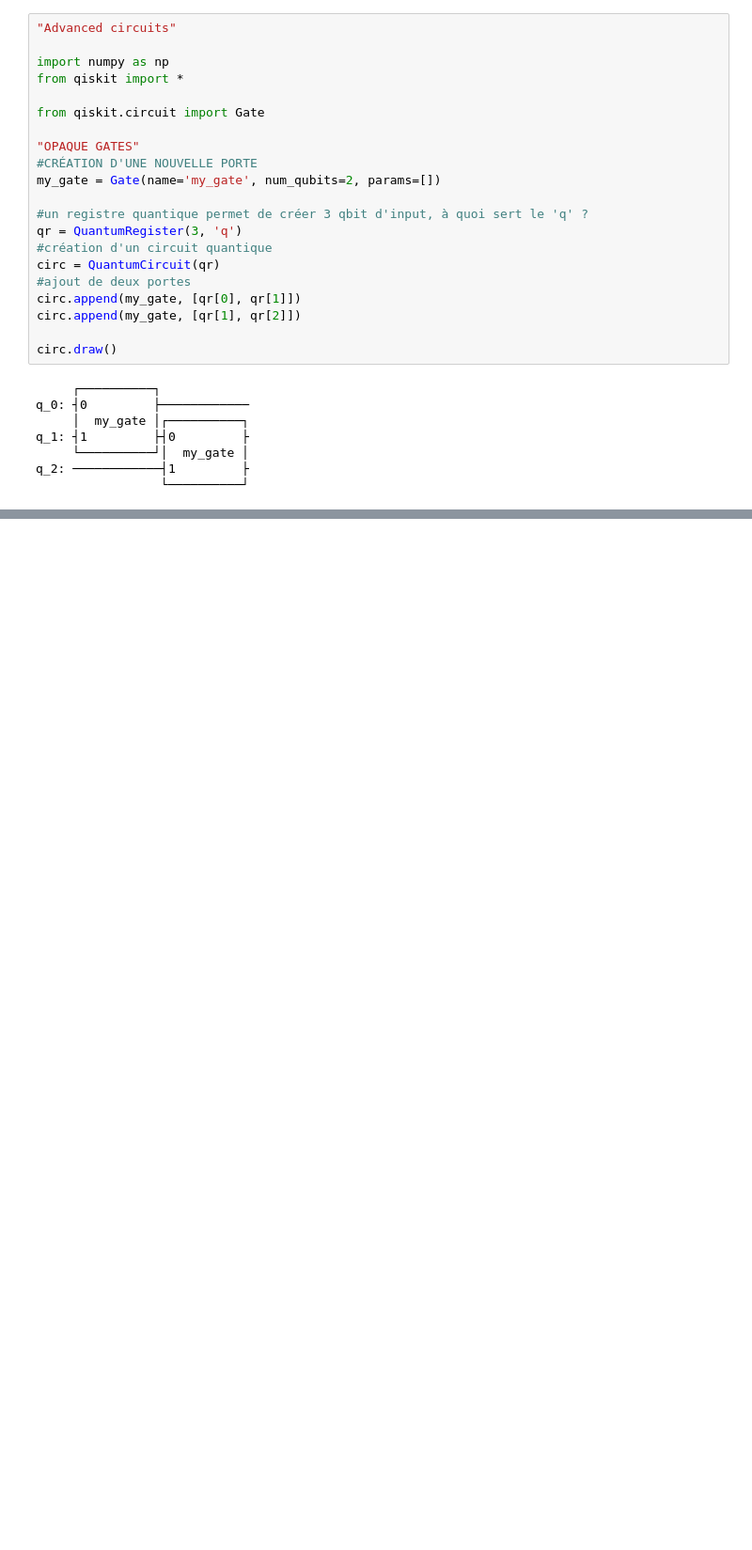
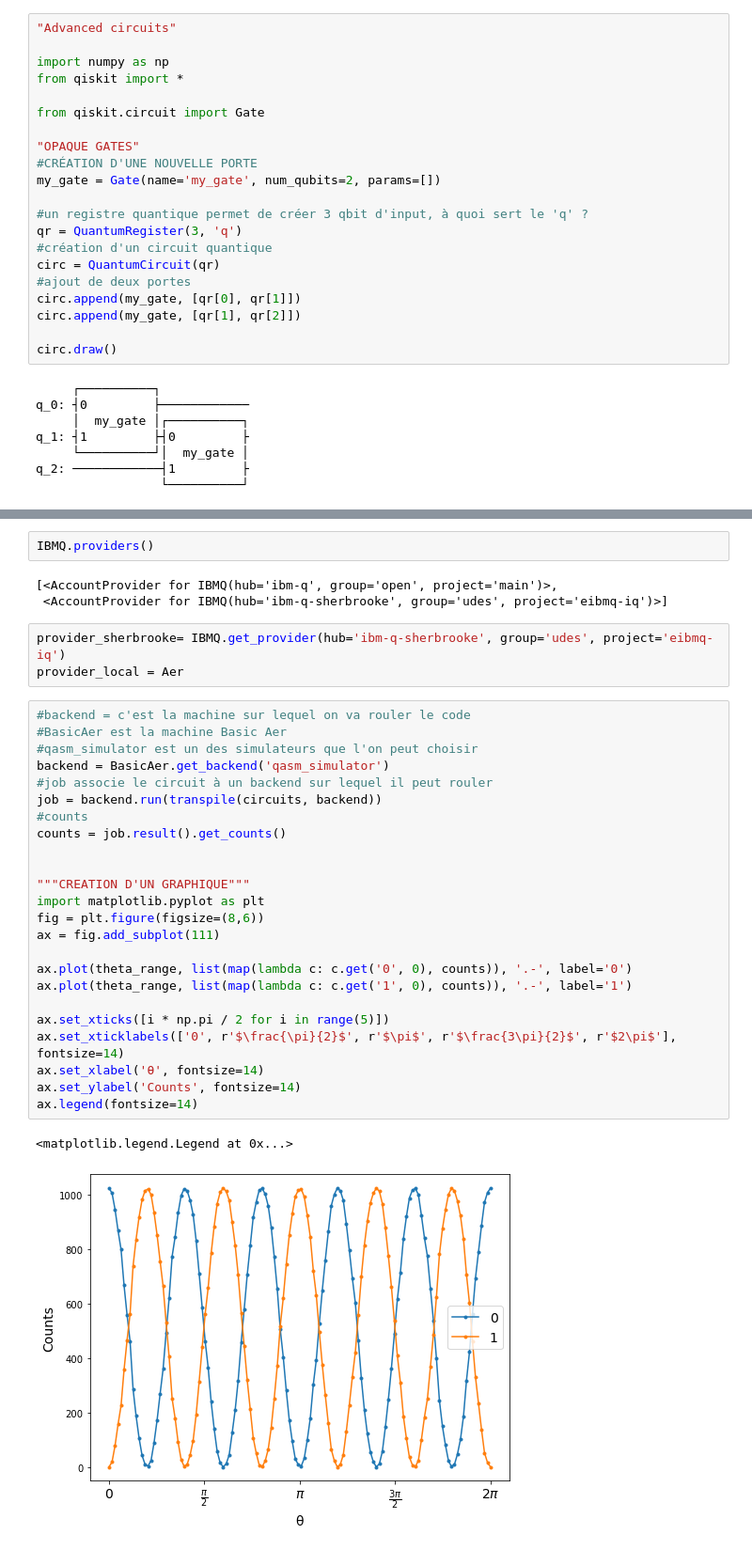
Before and after one commit to kenzalittlegenius/qiskit-tutorials, a Jupyter notebook: tutorials/circuits_advanced/01.01_advanced_circuits.ipynb, the cells around one changed output, grey strips where cells are left out. Shown: that part at 94% size. Drawn from its saved outputs; the diff is of its cells as text; blank space fills up the shorter version.

```diff
--- a/tutorials/circuits_advanced/01.01_advanced_circuits.ipynb
+++ b/tutorials/circuits_advanced/01.01_advanced_circuits.ipynb
@@ -127,0 +163,35 @@ qc.draw('mpl')
+# %%
+IBMQ.providers()
+# %% [output]
+[<AccountProvider for IBMQ(hub='ibm-q', group='open', project='main')>,
+ <AccountProvider for IBMQ(hub='ibm-q-sherbrooke', group='udes', project='eibmq-iq')>]
+# %%
+provider_sherbrooke= IBMQ.get_provider(hub='ibm-q-sherbrooke', group='udes', project='eibmq-iq')
+provider_local = Aer
+# %%
+#backend = c'est la machine sur lequel on va rouler le code
+#BasicAer est la machine Basic Aer
+#qasm_simulator est un des simulateurs que l'on peut choisir
+backend = BasicAer.get_backend('qasm_simulator')
+#job associe le circuit à un backend sur lequel il peut rouler
+job = backend.run(transpile(circuits, backend))
+#counts
+counts = job.result().get_counts()
+
+
+"""CREATION D'UN GRAPHIQUE"""
+import matplotlib.pyplot as plt
+fig = plt.figure(figsize=(8,6))
+ax = fig.add_subplot(111)
+
+ax.plot(theta_range, list(map(lambda c: c.get('0', 0), counts)), '.-', label='0')
+ax.plot(theta_range, list(map(lambda c: c.get('1', 0), counts)), '.-', label='1')
+
+ax.set_xticks([i * np.pi / 2 for i in range(5)])
+ax.set_xticklabels(['0', r'$\frac{\pi}{2}$', r'$\pi$', r'$\frac{3\pi}{2}$', r'$2\pi$'], fontsize=14)
+ax.set_xlabel('θ', fontsize=14)
+ax.set_ylabel('Counts', fontsize=14)
+ax.legend(fontsize=14)
+# %% [output]
+<matplotlib.legend.Legend at 0x...>
+[figure, added]
```
Also changed, not shown: parts of 8 cells of this notebook, 1 other file.
